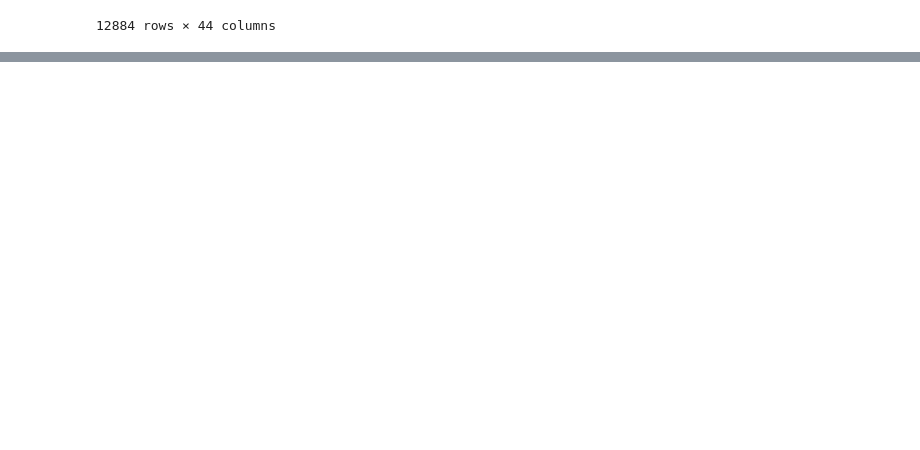
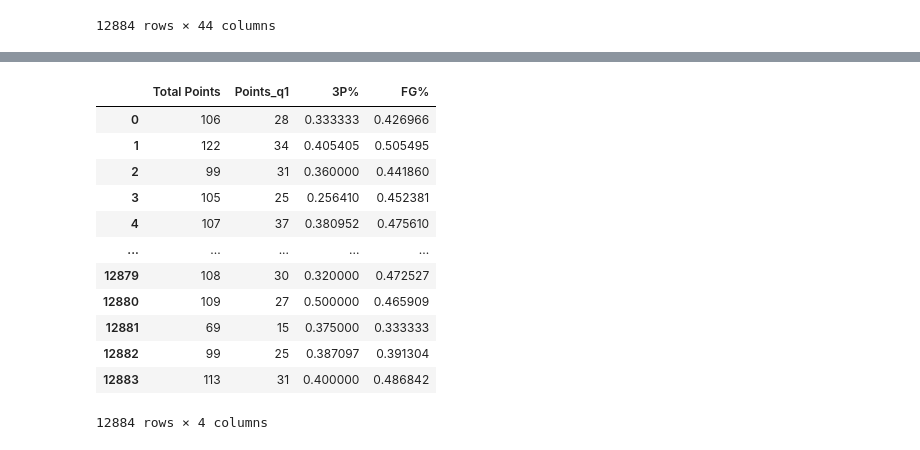
Before and after one commit to maxbraith/NBAModel, a Jupyter notebook: NBAModel/TimeSeries/timeSeriesSingleVariable.ipynb, the cells around one changed output, grey strips where cells are left out. Cells and saved outputs as stored; diff of their text form; code cells hidden in the pictures; blank space fills up the shorter version.

```diff
--- a/NBAModel/TimeSeries/timeSeriesSingleVariable.ipynb
+++ b/NBAModel/TimeSeries/timeSeriesSingleVariable.ipynb
@@ -535,0 +553,17 @@ df
+# %%
+temp_df['FG%'] = df['homeTeam_FG'].str.split('-').apply(lambda x: int(x[0]) / int(x[1]) if isinstance(x, list) and len(x) == 2 else np.nan)
+temp_df
+# %% [output]
+|  | Total Points | Points_q1 | 3P% | FG% |
+| 0 | 106 | 28 | 0.333333 | 0.426966 |
+| 1 | 122 | 34 | 0.405405 | 0.505495 |
+| 2 | 99 | 31 | 0.360000 | 0.441860 |
+| 3 | 105 | 25 | 0.256410 | 0.452381 |
+| 4 | 107 | 37 | 0.380952 | 0.475610 |
+| ... | ... | ... | ... | ... |
+| 12879 | 108 | 30 | 0.320000 | 0.472527 |
+| 12880 | 109 | 27 | 0.500000 | 0.465909 |
+| 12881 | 69 | 15 | 0.375000 | 0.333333 |
+| 12882 | 99 | 25 | 0.387097 | 0.391304 |
+| 12883 | 113 | 31 | 0.400000 | 0.486842 |
+12884 rows × 4 columns
```
Also changed, not shown: parts of 10 cells of this notebook, 2 other files.
